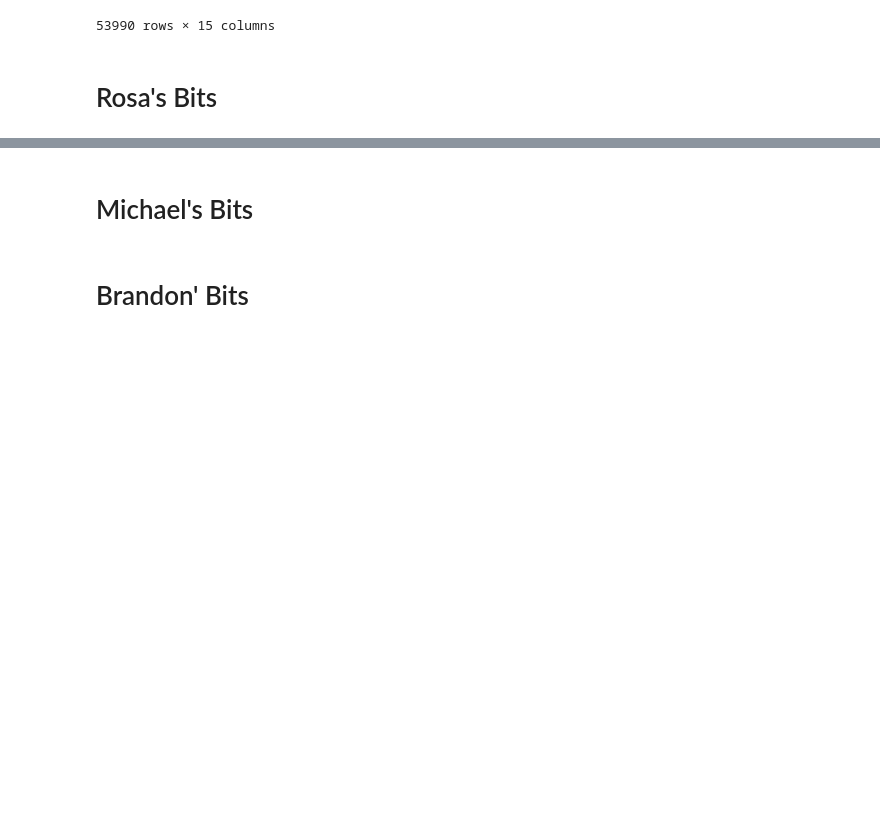
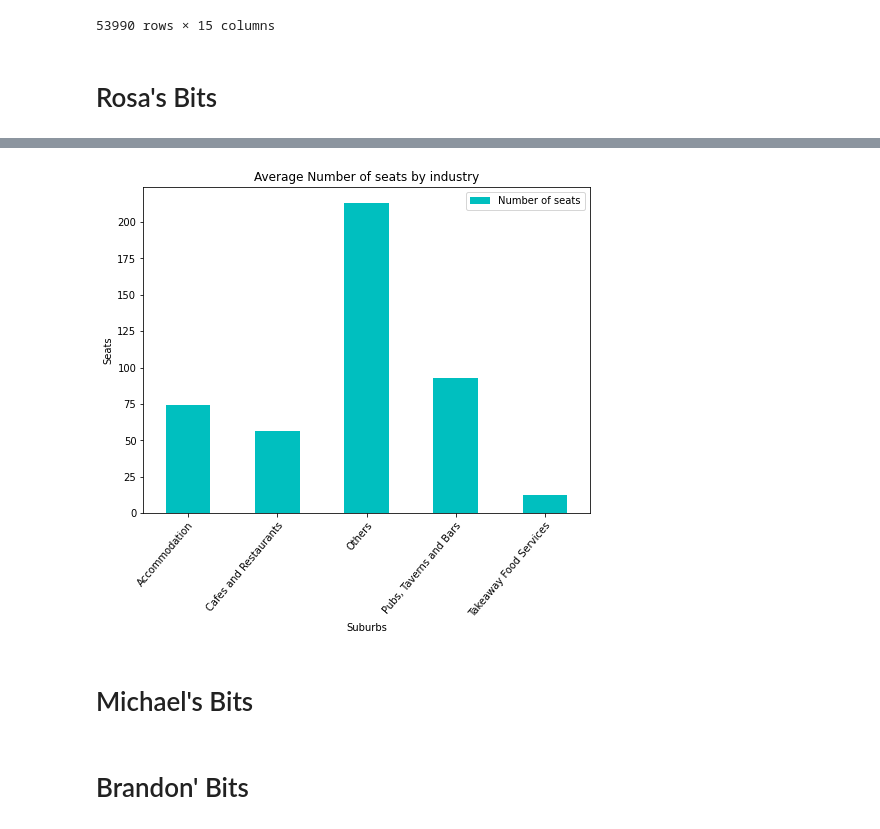
Before and after one commit to JarrodCasey/databootcamp-project1, a Jupyter notebook: MelbourneCafeAnalysis.ipynb, the cells around one changed output, grey strips where cells are left out. Cells and saved outputs as stored; diff of their text form; code cells hidden in the pictures; blank space fills up the shorter version.

```diff
--- a/MelbourneCafeAnalysis.ipynb
+++ b/MelbourneCafeAnalysis.ipynb
@@ -177,3 +378,11 @@ cleanraw_df
+# %%
+seats_by_industry= pd.pivot_table(total_seats, index=['Recategorised Industry'],values=['Number of seats'])
+figure = seats_by_industry.plot(kind="bar", facecolor="c",figsize=(8,6),title="Average Number of seats by industry", xlabel="Suburbs", ylabel="Seats")
+xticklabels = seats_by_industry.index
+figure.set_xticklabels(xticklabels, rotation=50, rotation_mode="anchor", ha="right", wrap=True)
+plt.show()
+# %% [output]
+[figure, added]
 # %% [markdown]
 # Michael's Bits
 # %% [markdown]
```
Also changed, not shown: parts of 14 cells of this notebook.
